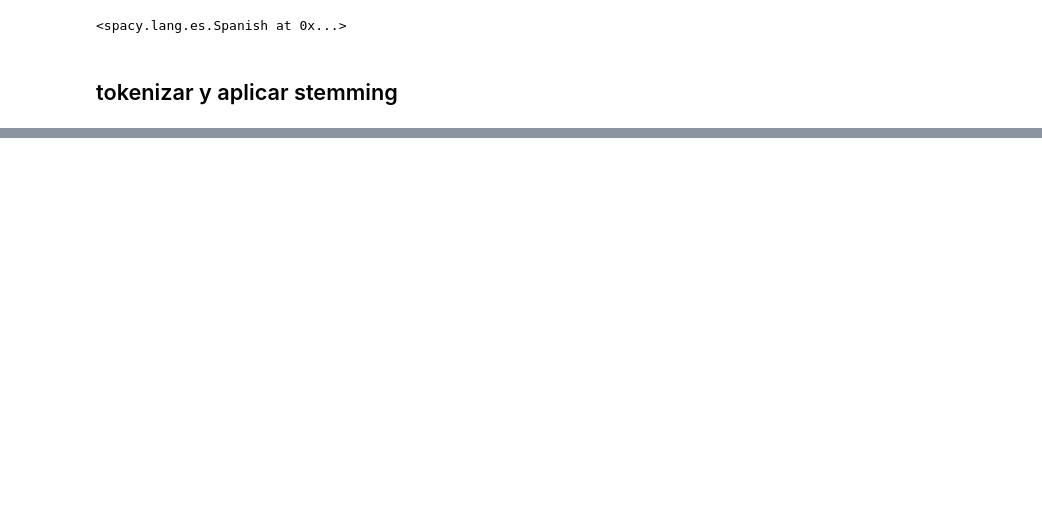
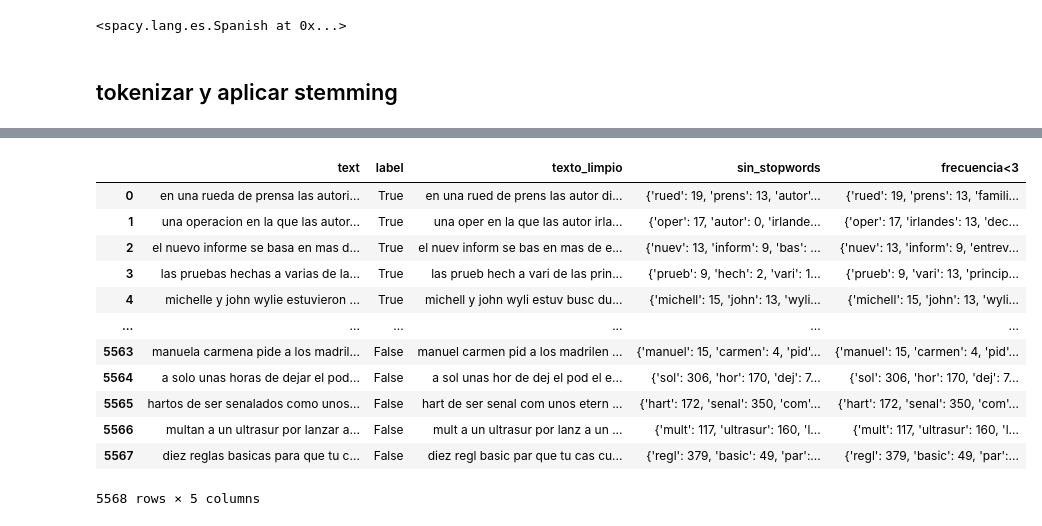
Before and after one commit to AlejandroFeriaGonzalez/SilkNews, a Jupyter notebook: src/notebooks/extraccion_caracteristicas.ipynb, the cells around one changed output, grey strips where cells are left out. Cells and saved outputs as stored; diff of their text form; code cells hidden in the pictures; blank space fills up the shorter version.

```diff
--- a/src/notebooks/extraccion_caracteristicas.ipynb
+++ b/src/notebooks/extraccion_caracteristicas.ipynb
@@ -74,3 +74,19 @@ def bag_of_words_frecuencia(texto_limpio: str) -> list[str]:
 
 df["sin_stopwords"] = df["texto_limpio"].apply(bag_of_words_sin_stopwords)
 df["frecuencia<3"] = df["texto_limpio"].apply(bag_of_words_frecuencia)
+# %%
+df
+# %% [output]
+|  | text | label | texto_limpio | sin_stopwords | frecuencia<3 |
+| 0 | en una rueda de prensa las autori... | True | en una rued de prens las autor di... | {'rued': 19, 'prens': 13, 'autor'... | {'rued': 19, 'prens': 13, 'famili... |
+| 1 | una operacion en la que las autor... | True | una oper en la que las autor irla... | {'oper': 17, 'autor': 0, 'irlande... | {'oper': 17, 'irlandes': 13, 'dec... |
+| 2 | el nuevo informe se basa en mas d... | True | el nuev inform se bas en mas de e... | {'nuev': 13, 'inform': 9, 'bas': ... | {'nuev': 13, 'inform': 9, 'entrev... |
+| 3 | las pruebas hechas a varias de la... | True | las prueb hech a vari de las prin... | {'prueb': 9, 'hech': 2, 'vari': 1... | {'prueb': 9, 'vari': 13, 'princip... |
+| 4 | michelle y john wylie estuvieron ... | True | michell y john wyli estuv busc du... | {'michell': 15, 'john': 13, 'wyli... | {'michell': 15, 'john': 13, 'wyli... |
+| ... | ... | ... | ... | ... | ... |
+| 5563 | manuela carmena pide a los madril... | False | manuel carmen pid a los madrilen ... | {'manuel': 15, 'carmen': 4, 'pid'... | {'manuel': 15, 'carmen': 4, 'pid'... |
+| 5564 | a solo unas horas de dejar el pod... | False | a sol unas hor de dej el pod el e... | {'sol': 306, 'hor': 170, 'dej': 7... | {'sol': 306, 'hor': 170, 'dej': 7... |
+| 5565 | hartos de ser senalados como unos... | False | hart de ser senal com unos etern ... | {'hart': 172, 'senal': 350, 'com'... | {'hart': 172, 'senal': 350, 'com'... |
+| 5566 | multan a un ultrasur por lanzar a... | False | mult a un ultrasur por lanz a un ... | {'mult': 117, 'ultrasur': 160, 'l... | {'mult': 117, 'ultrasur': 160, 'l... |
+| 5567 | diez reglas basicas para que tu c... | False | diez regl basic par que tu cas cu... | {'regl': 379, 'basic': 49, 'par':... | {'regl': 379, 'basic': 49, 'par':... |
+5568 rows × 5 columns
```
Also changed, not shown: parts of 5 cells of this notebook, 1 other file.
